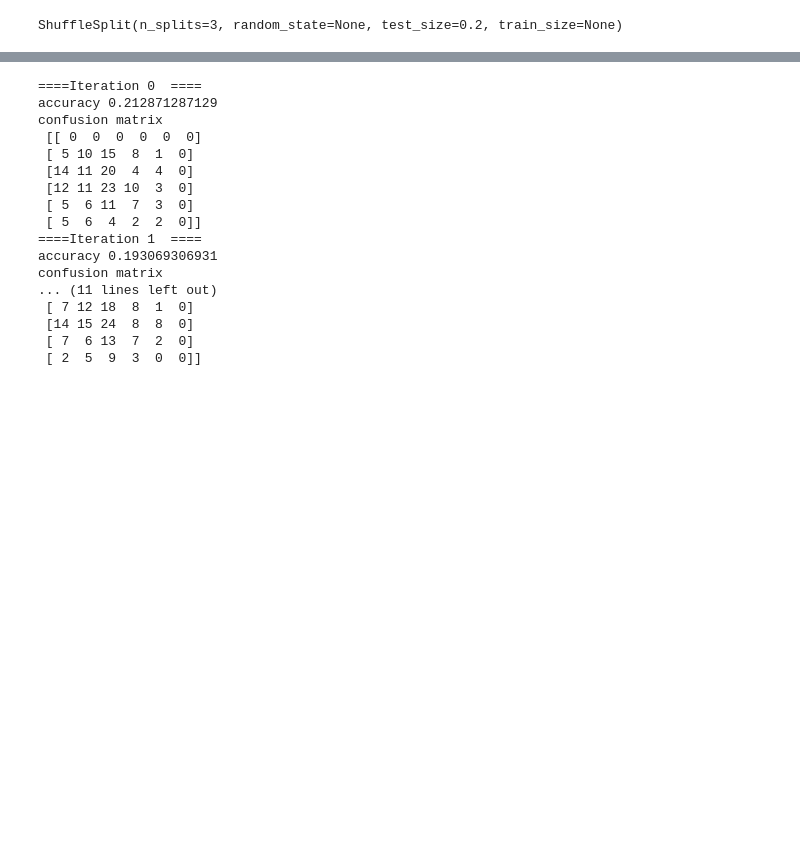
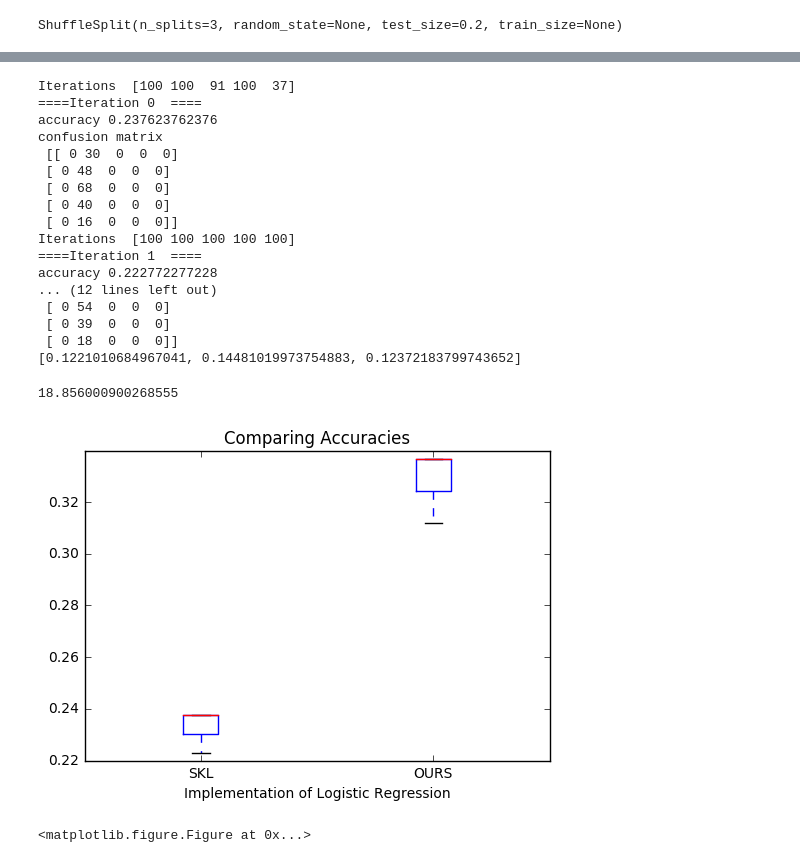
Before and after one commit to RupalSanghavi/MachineLearning, a Jupyter notebook: RW3PMFRIBASE.ipynb, the cells around one changed output, grey strips where cells are left out. Drawn from its saved outputs; the diff is of its cells as text; code cells hidden in the pictures; blank space fills up the shorter version.

Commit message:
expit, two boxplots

```diff
--- a/RW3PMFRIBASE.ipynb
+++ b/RW3PMFRIBASE.ipynb
@@ -32,7 +34,7 @@ from sklearn.model_selection import ShuffleSplit
 if 'Fear of public speaking' in df_fixed:
     y = df_fixed['Fear of public speaking'].values # get the labels we want
     del df_fixed['Fear of public speaking'] # get rid of the class label
-    X = df_fixed.values # use everything else to predict!
+    X = expit(df_fixed.values) # use everything else to predict!
 
 num_cv_iterations = 3
 num_instances = len(y)
@@ -322,7 +325,8 @@ from sklearn import metrics as mt
 
 
 lr_clf = MultiClassLogisticRegression(eta=0.1,iterations=2500, C=0.006, optimization="BFGSBinaryLogisticRegression") # get object
-
+lr_clf_accuracies = []
+lr_clf_times = []
 # now we can use the cv_object that we setup before to iterate through the
 #    different training and testing sets. Each time we will reuse the logisitic regression
 #    object, but it gets trained on different data each time we use it.
@@ -333,21 +337,26 @@ for train_indices, test_indices in cv_object.split(X,y):
     # I will create new variables here so that it is more obvious what
     # the code is doing (you can compact this syntax and avoid duplicating memory,
     # but it makes this code less readable)
-    X_train = X[train_indices]
+    X_train = expit(X[train_indices])
     y_train = y[train_indices]
 
 #     print(X_train)
 #     print(y_train)
 
-    X_test = X[test_indices]
+    X_test = expit(X[test_indices])
     y_test = y[test_indices]
 
+    st = time.time()
+    lr_clf.fit(X_train,y_train)  # train object
+    t = (time.time() -st)
+    lr_clf_times.append(t)
+
     # train the reusable logisitc regression model on the training data
-    lr_clf.fit(X_train,y_train)  # train object
     y_hat = lr_clf.predict(X_test) # get test set precitions
 
     # now let's get the accuracy and confusion matrix for this iterations of training/testing
     acc = mt.accuracy_score(y_test,y_hat+1)
+    lr_clf_accuracies.append(acc)
     conf = mt.confusion_matrix(y_test,y_hat+1)
     print("====Iteration",iter_num," ====")
     print("accuracy", acc )
@@ -523,6 +501,8 @@ from sklearn import metrics as mt
 
 lr_sk = SKLogisticRegression(solver='lbfgs')#,max_iter=100,C=0.005)
 
+lr_sk_accuracies = []
+lr_sk_times = []
 # now we can use the cv_object that we setup before to iterate through the
 #    different training and testing sets. Each time we will reuse the logisitic regression
 #    object, but it gets trained on different data each time we use it.
@@ -543,37 +523,54 @@ for train_indices, test_indices in cv_object.split(X,y):
     y_test = y[test_indices]
 
     # train the reusable logisitc regression model on the training data
+    st = time.time()
     lr_sk.fit(X_train,y_train)
+    t = (time.time() -st)
+    lr_sk_times.append(t)
     #print(np.hstack((lr_sk.intercept_[:,np.newaxis],lr_sk.coef_)))
     yhat = lr_sk.predict(X_test)
 
-
+    print("Iterations ",lr_sk.n_iter_)
     # now let's get the accuracy and confusion matrix for this iterations of training/testing
     acc = mt.accuracy_score(y_test,y_hat)
+    lr_sk_accuracies.append(acc)
     conf = mt.confusion_matrix(y_test,y_hat)
     print("====Iteration",iter_num," ====")
     print("accuracy", acc )
     print("confusion matrix\n",conf)
     iter_num+=1
 
+print(lr_sk_times)
 # Also note that every time you run the above code
 #   it randomly creates a new training and testing set,
 #   so accuracy will be different each time
 # %% [output]
+Iterations  [100 100  91 100  37]
 ====Iteration 0  ====
-accuracy 0.212871287129
+accuracy 0.237623762376
 confusion matrix
- [[ 0  0  0  0  0  0]
- [ 5 10 15  8  1  0]
- [14 11 20  4  4  0]
- [12 11 23 10  3  0]
- [ 5  6 11  7  3  0]
- [ 5  6  4  2  2  0]]
+ [[ 0 30  0  0  0]
+ [ 0 48  0  0  0]
+ [ 0 68  0  0  0]
+ [ 0 40  0  0  0]
+ [ 0 16  0  0  0]]
+Iterations  [100 100 100 100 100]
 ====Iteration 1  ====
-accuracy 0.193069306931
-confusion matrix
-... (11 lines left out)
- [ 7 12 18  8  1  0]
- [14 15 24  8  8  0]
- [ 7  6 13  7  2  0]
- [ 2  5  9  3  0  0]]
+accuracy 0.222772277228
+... (12 lines left out)
+ [ 0 54  0  0  0]
+ [ 0 39  0  0  0]
+ [ 0 18  0  0  0]]
+[0.1221010684967041, 0.14481019973754883, 0.12372183799743652]
+# %%
+plt.boxplot([lr_sk_accuracies,lr_clf_accuracies])
+plt.title("Comparing Accuracies")
+plt.xlabel('Implementation of Logistic Regression')
+plt.xticks([1,2],['SKL','OURS'])
+plt.figure()
+print((time.time() -st)*100)
+# ax = fig.add_subplot(111)
+# %% [output]
+18.856000900268555
+[figure, added]
+<matplotlib.figure.Figure at 0x...>
```
Also changed, not shown: parts of 13 cells of this notebook.
